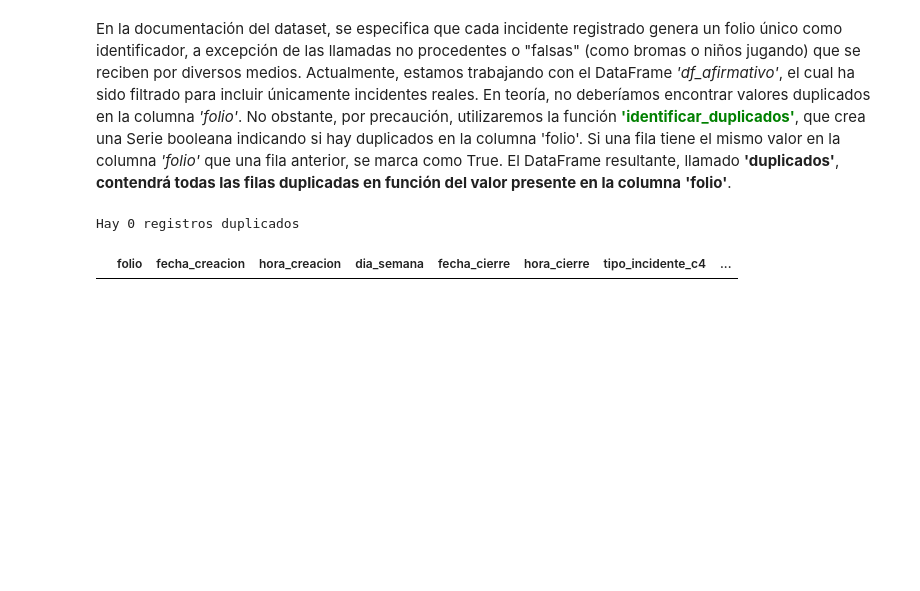
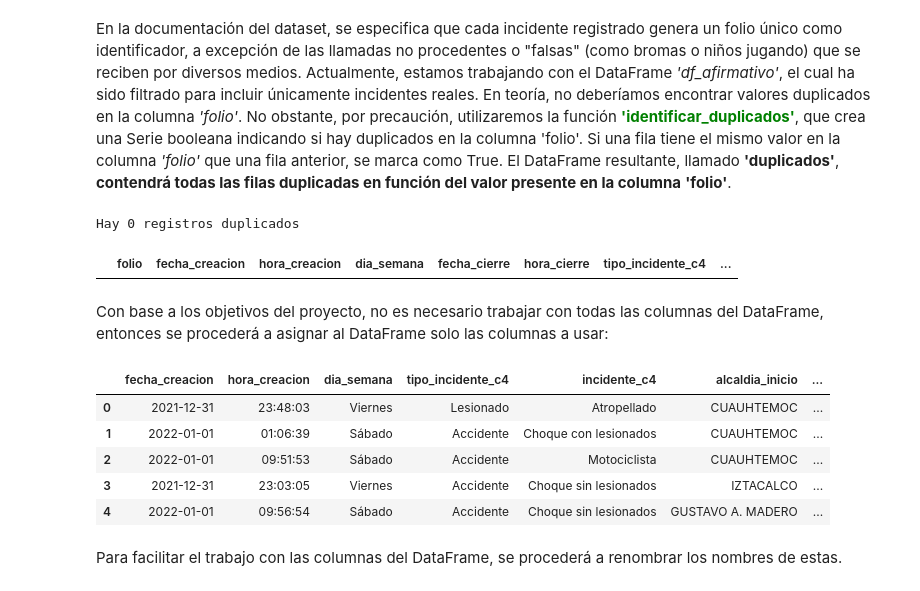
Before and after one commit to DaniaGarciaM/SeguridadEnRuta-DS, a Jupyter notebook: SeguridadEnRuta.ipynb, the cells around one changed output. Drawn from its saved outputs; the diff is of its cells as text; code cells hidden in the pictures; blank space fills up the shorter version.

Commit message:
Renombrar columnas, y limpiar NaNs

```diff
--- a/SeguridadEnRuta.ipynb
+++ b/SeguridadEnRuta.ipynb
@@ -137,3 +137,17 @@ duplicados
 # %% [output]
 Hay 0 registros duplicados
 |  | folio | fecha_creacion | hora_creacion | dia_semana | fecha_cierre | hora_cierre | tipo_incidente_c4 | ... |
+# %% [markdown]
+Con base a los objetivos del proyecto, no es necesario trabajar con todas las columnas del DataFrame, entonces se procederá a asignar al DataFrame solo las columnas a usar:
+# %%
+df_afirmativo = df_afirmativo[['fecha_creacion','hora_creacion','dia_semana','tipo_incidente_c4', 'incidente_c4', 'alcaldia_inicio', 'tipo_entrada']]
+df_afirmativo.head()
+# %% [output]
+|  | fecha_creacion | hora_creacion | dia_semana | tipo_incidente_c4 | incidente_c4 | alcaldia_inicio | ... |
+| 0 | 2021-12-31 | 23:48:03 | Viernes | Lesionado | Atropellado | CUAUHTEMOC | ... |
+| 1 | 2022-01-01 | 01:06:39 | Sábado | Accidente | Choque con lesionados | CUAUHTEMOC | ... |
+| 2 | 2022-01-01 | 09:51:53 | Sábado | Accidente | Motociclista | CUAUHTEMOC | ... |
+| 3 | 2021-12-31 | 23:03:05 | Viernes | Accidente | Choque sin lesionados | IZTACALCO | ... |
+| 4 | 2022-01-01 | 09:56:54 | Sábado | Accidente | Choque sin lesionados | GUSTAVO A. MADERO | ... |
+# %% [markdown]
+Para facilitar el trabajo con las columnas del DataFrame, se procederá a renombrar los nombres de estas.
```
Also changed, not shown: parts of 6 cells of this notebook.
